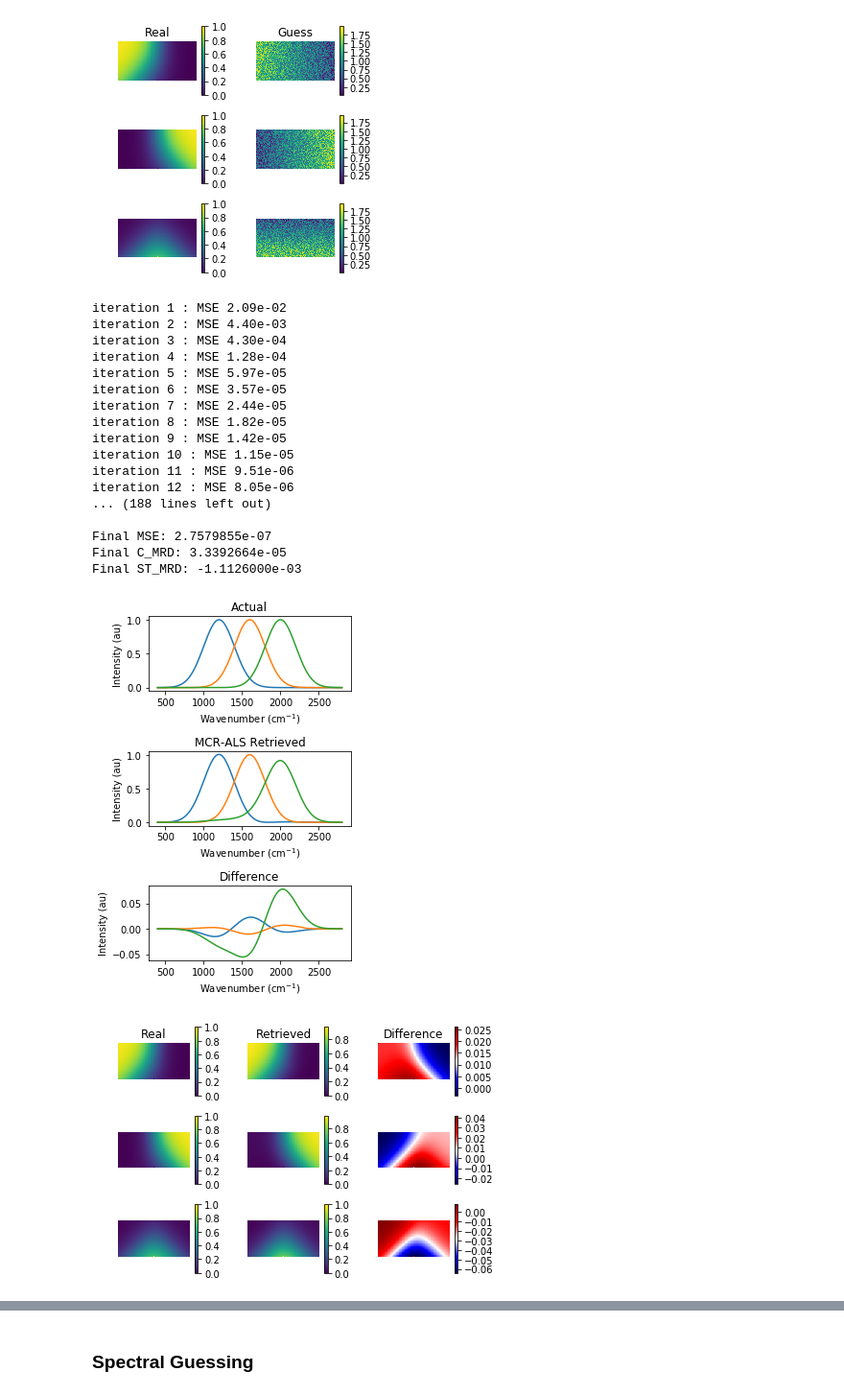
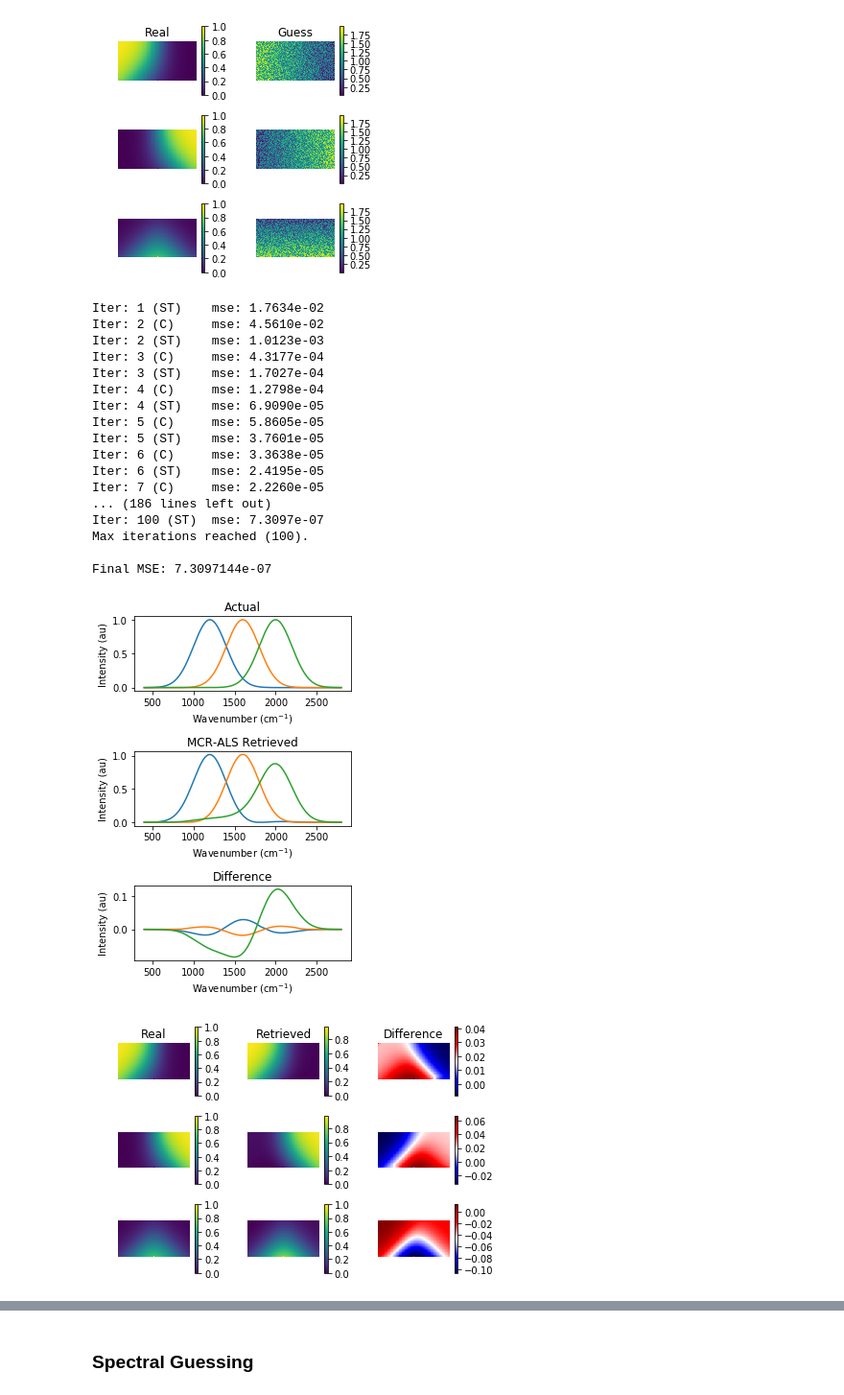
Before and after one commit to usnistgov/pyMCR, a Jupyter notebook: Examples/Demo.ipynb, the cells around one changed output, grey strips where cells are left out. Shown: that part at 96% size. Drawn from its saved outputs; the diff is of its cells as text; code cells hidden in the pictures.

```diff
--- a/Examples/Demo.ipynb
+++ b/Examples/Demo.ipynb
@@ -145,0 +126,10 @@ Final ST_MRD: 6.1402466e-04
+# %%
+# Demonstrating that for NNLS (or OLS), can select regressor with a string, or can
+# import the class and instanstiate.
+# Manual ordering and selection of constraints
+
+mcrals = McrAls(max_iter=100, st_regr='NNLS', c_regr=OLS(),
+                c_constraints=[ConstraintNonneg(), ConstraintNorm()])
+
+mcrals.fit(hsi.reshape((-1, wn.size)), ST=initial_spectra, verbose=True)
+print('\nFinal MSE: {:.7e}'.format(mcrals.err[-1]))
@@ -158,13 +166,13 @@ plt.ylabel('Intensity (au)')
 plt.title('Actual')
 
 plt.subplot(223)
-plt.plot(wn, mcrals.spectra_.T)
+plt.plot(wn, mcrals.ST_opt_.T)
 plt.xlabel(r'Wavenumber (cm$^{-1}$)')
 plt.ylabel('Intensity (au)')
 plt.title('MCR-ALS Retrieved')
 
 plt.subplot(224)
-plt.plot(wn, spectra.T - mcrals.spectra_.T)
+plt.plot(wn, spectra.T - mcrals.ST_opt_.T)
 plt.xlabel(r'Wavenumber (cm$^{-1}$)')
 plt.ylabel('Intensity (au)')
 plt.title('Difference')
@@ -173,7 +181,7 @@ plt.tight_layout()
 plt.savefig('mcr_spectra_retr.png')
 plt.show()
 
-temp = mcrals.conc_.reshape(conc.shape)
+temp = mcrals.C_opt_.reshape(conc.shape)
 plt.figure(figsize=(6,4))
 for num in range(n_components):
     plt.subplot(3,3,3*num+1)
@@ -248,29 +241,30 @@ plt.tight_layout()
 # %% [output]
 [figure]
 # %%
-mcrals = McrAls(max_iter=200, tol_mse=1e-7, tol_dif_conc=1e-7, tol_dif_spect=1e-7)
-mcrals.fit(hsi.reshape((-1, wn.size)), initial_conc=initial_conc.reshape((-1, 3)))
-print('\nFinal MSE: {:.7e}'.format(mcrals.mse[-1]))
-print('Final C_MRD: {:.7e}'.format(mcrals._c_mrd))
-print('Final ST_MRD: {:.7e}'.format(mcrals._st_mrd))
+mcrals = McrAls(max_iter=100, tol_increase=2,c_regr='NNLS',
+                st_regr='NNLS', c_constraints=[ConstraintNonneg(), ConstraintNorm()])
+
+mcrals.fit(hsi.reshape((-1, wn.size)), C=initial_conc.reshape((M*N,n_components)),
+           verbose=True)
+print('\nFinal MSE: {:.7e}'.format(mcrals.err[-1]))
 # %% [output]
-iteration 1 : MSE 2.09e-02
-iteration 2 : MSE 4.40e-03
-iteration 3 : MSE 4.30e-04
-iteration 4 : MSE 1.28e-04
-iteration 5 : MSE 5.97e-05
-iteration 6 : MSE 3.57e-05
-iteration 7 : MSE 2.44e-05
-iteration 8 : MSE 1.82e-05
-iteration 9 : MSE 1.42e-05
-iteration 10 : MSE 1.15e-05
-iteration 11 : MSE 9.51e-06
-iteration 12 : MSE 8.05e-06
-... (188 lines left out)
+Iter: 1 (ST)    mse: 1.7634e-02
+Iter: 2 (C)     mse: 4.5610e-02
+Iter: 2 (ST)    mse: 1.0123e-03
+Iter: 3 (C)     mse: 4.3177e-04
+Iter: 3 (ST)    mse: 1.7027e-04
+Iter: 4 (C)     mse: 1.2798e-04
+Iter: 4 (ST)    mse: 6.9090e-05
+Iter: 5 (C)     mse: 5.8605e-05
+Iter: 5 (ST)    mse: 3.7601e-05
+Iter: 6 (C)     mse: 3.3638e-05
+Iter: 6 (ST)    mse: 2.4195e-05
+Iter: 7 (C)     mse: 2.2260e-05
+... (186 lines left out)
+Iter: 100 (ST)  mse: 7.3097e-07
+Max iterations reached (100).
 
-Final MSE: 2.7579855e-07
-Final C_MRD: 3.3392664e-05
-Final ST_MRD: -1.1126000e-03
+Final MSE: 7.3097144e-07
 # %%
 plt.figure(figsize=(4,6))
 plt.subplot(311)
@@ -280,13 +274,13 @@ plt.ylabel('Intensity (au)')
 plt.title('Actual')
 
 plt.subplot(312)
-plt.plot(wn, mcrals.spectra_.T)
+plt.plot(wn, mcrals.ST_opt_.T)
 plt.xlabel(r'Wavenumber (cm$^{-1}$)')
 plt.ylabel('Intensity (au)')
 plt.title('MCR-ALS Retrieved')
 
 plt.subplot(313)
-plt.plot(wn, spectra.T - mcrals.spectra_.T)
+plt.plot(wn, spectra.T - mcrals.ST_opt_.T)
 plt.xlabel(r'Wavenumber (cm$^{-1}$)')
 plt.ylabel('Intensity (au)')
 plt.title('Difference')
@@ -294,34 +288,34 @@ plt.title('Difference')
 plt.tight_layout()
 plt.show()
 
-temp = mcrals.conc_.reshape(conc.shape)
+temp = mcrals.C_opt_.reshape(conc.shape)
 plt.figure(figsize=(6,4))
 for num in range(n_components):
     plt.subplot(3,3,3*num+1)
     plt.imshow(conc[...,num])
     plt.colorbar()
     plt.axis('off')
     if num == 0:
         plt.title('Real')
 
     plt.subplot(3,3,3*num+2)
     plt.imshow(temp[...,num])
     plt.colorbar()
     plt.axis('off')
 
     if num == 0:
         plt.title('Retrieved')
 
     plt.subplot(3,3,3*num+3)
     plt.imshow(conc[...,num] - temp[...,num], cmap='seismic')
     plt.colorbar()
     plt.axis('off')
 
     if num == 0:
         plt.title('Difference')
 
 plt.tight_layout()
 plt.show()
 # %% [output]
-[figure, old version]
+[figure, new version]
-[figure, old version]
+[figure, new version]
```
Also changed, not shown: parts of 16 cells of this notebook, 16 other files.
